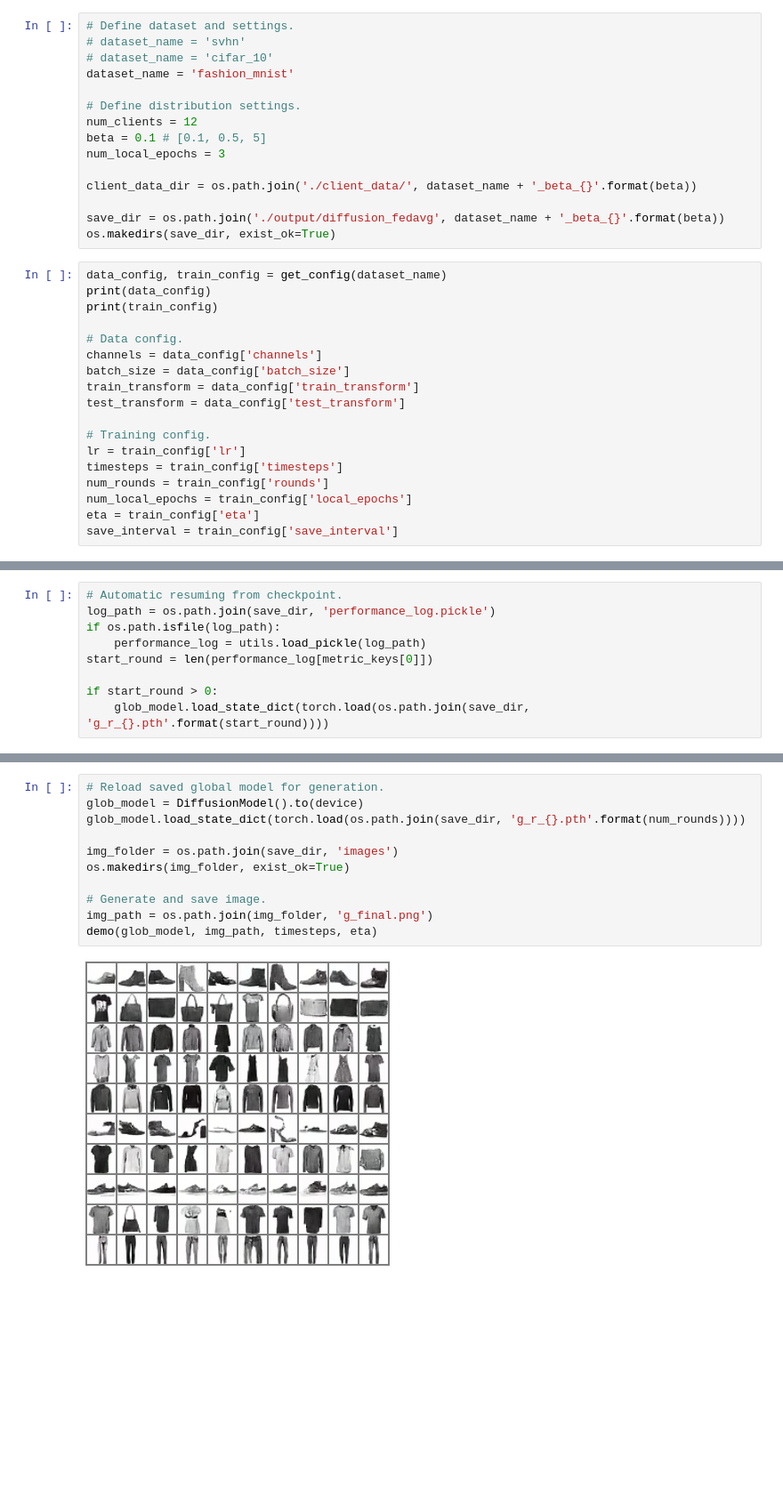
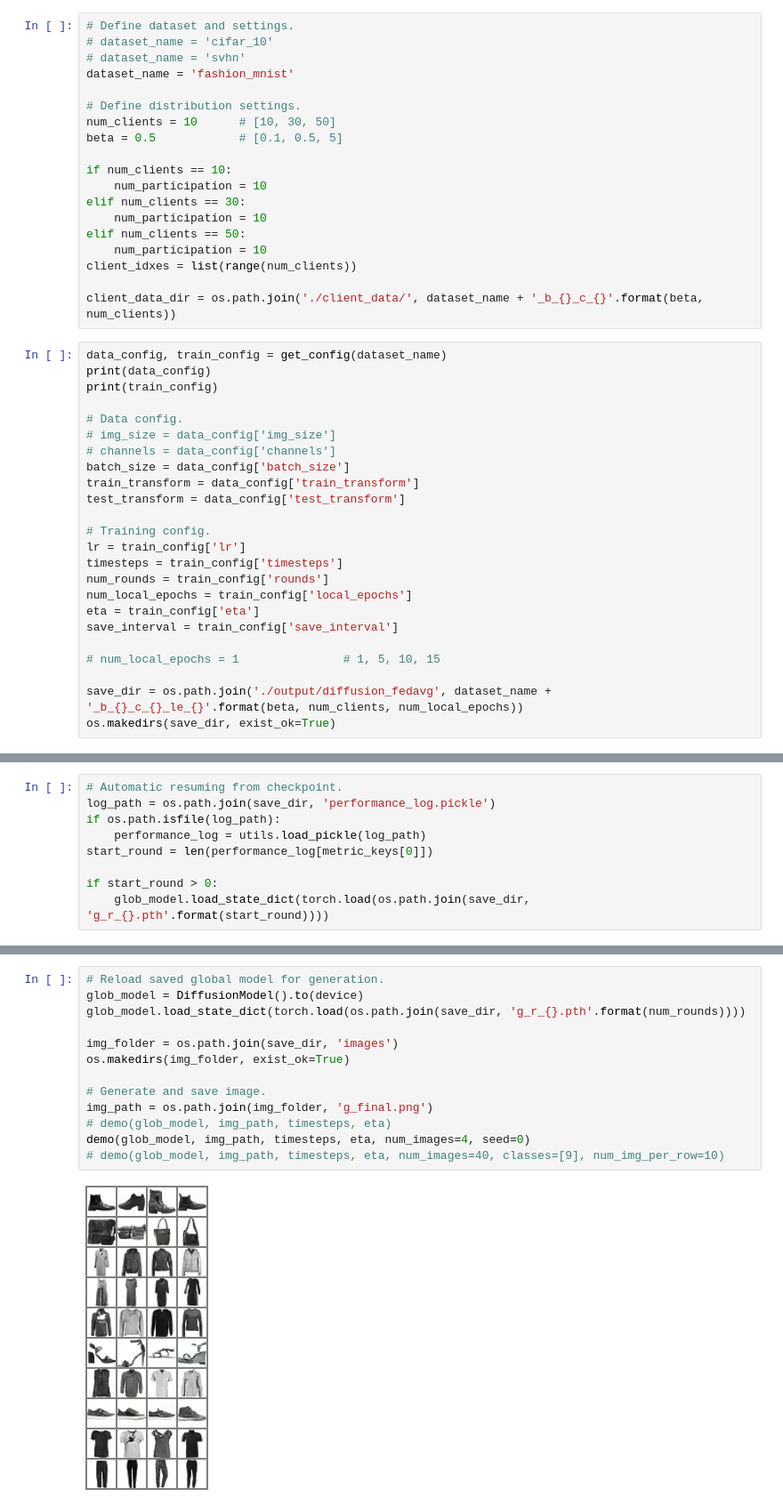
Before and after one commit to YLTun/federated_diffusion_model, a Jupyter notebook: diffusion_fedavg.ipynb, the cells around one changed output, grey strips where cells are left out. Shown at 89% size. Cells and saved outputs as stored; diff of their text form; blank space fills up the shorter version.

```diff
--- a/diffusion_fedavg.ipynb
+++ b/diffusion_fedavg.ipynb
@@ -24,26 +25,31 @@ import federated_learning as fl
 import utils
 # %%
 # Define dataset and settings.
+# dataset_name = 'cifar_10'
 # dataset_name = 'svhn'
-# dataset_name = 'cifar_10'
 dataset_name = 'fashion_mnist'
 
 # Define distribution settings.
-num_clients = 12
-beta = 0.1 # [0.1, 0.5, 5]
-num_local_epochs = 3
+num_clients = 10      # [10, 30, 50]
+beta = 0.5            # [0.1, 0.5, 5]
 
-client_data_dir = os.path.join('./client_data/', dataset_name + '_beta_{}'.format(beta))
+if num_clients == 10:
+    num_participation = 10
+elif num_clients == 30:
+    num_participation = 10
+elif num_clients == 50:
+    num_participation = 10
+client_idxes = list(range(num_clients))
 
-save_dir = os.path.join('./output/diffusion_fedavg', dataset_name + '_beta_{}'.format(beta))
-os.makedirs(save_dir, exist_ok=True)
+client_data_dir = os.path.join('./client_data/', dataset_name + '_b_{}_c_{}'.format(beta, num_clients))
 # %%
 data_config, train_config = get_config(dataset_name)
 print(data_config)
 print(train_config)
 
 # Data config.
-channels = data_config['channels']
+# img_size = data_config['img_size']
+# channels = data_config['channels']
 batch_size = data_config['batch_size']
 train_transform = data_config['train_transform']
 test_transform = data_config['test_transform']
@@ -55,6 +61,11 @@ num_rounds = train_config['rounds']
 num_local_epochs = train_config['local_epochs']
 eta = train_config['eta']
 save_interval = train_config['save_interval']
+
+# num_local_epochs = 1               # 1, 5, 10, 15
+
+save_dir = os.path.join('./output/diffusion_fedavg', dataset_name + '_b_{}_c_{}_le_{}'.format(beta, num_clients, num_local_epochs))
+os.makedirs(save_dir, exist_ok=True)
 # %% [output]
 {'img_size': 32, 'channels': 3, 'batch_size': 512, 'train_transform': Compose(
     RandomHorizontalFlip(p=0.5)
@@ -221,16 +220,18 @@ utils.save_history_plot(performance_log, loss_plot_config)
 # %%
 # Reload saved global model for generation.
 glob_model = DiffusionModel().to(device)
 glob_model.load_state_dict(torch.load(os.path.join(save_dir, 'g_r_{}.pth'.format(num_rounds))))
 
 img_folder = os.path.join(save_dir, 'images')
 os.makedirs(img_folder, exist_ok=True)
 
 # Generate and save image.
 img_path = os.path.join(img_folder, 'g_final.png')
-demo(glob_model, img_path, timesteps, eta)
+# demo(glob_model, img_path, timesteps, eta)
+demo(glob_model, img_path, timesteps, eta, num_images=4, seed=0)
+# demo(glob_model, img_path, timesteps, eta, num_images=40, classes=[9], num_img_per_row=10)
 # %% [output]
-[figure, old version]
+[figure, new version]
 # %%
 # Reload saved client models for generation.
 local_model = DiffusionModel().to(device)
```
Also changed, not shown: parts of 10 cells of this notebook, 8 other files.
